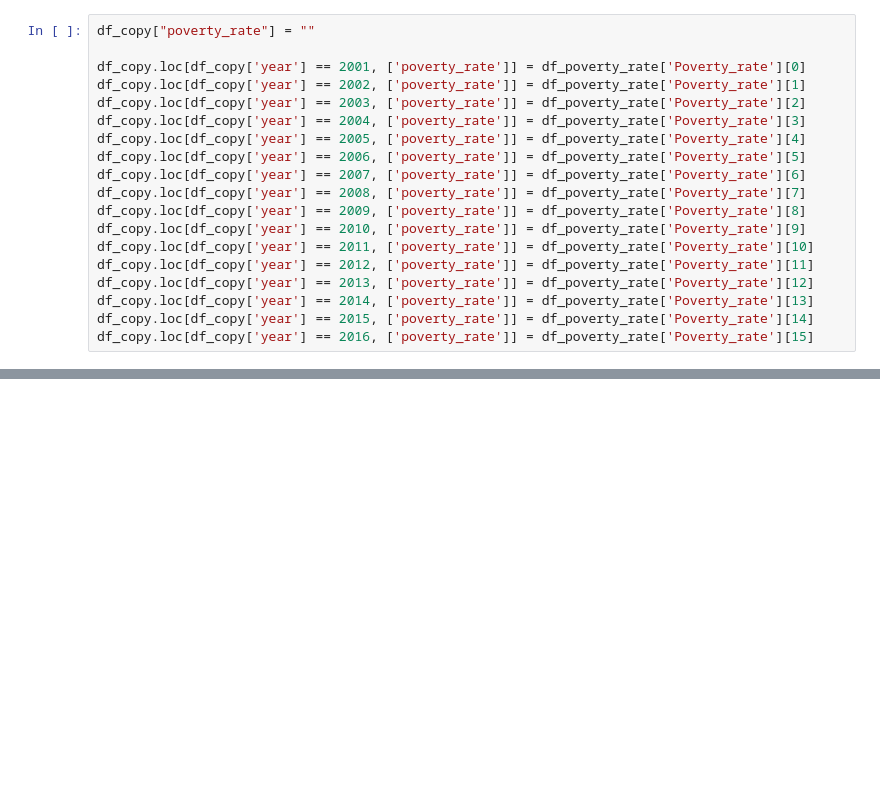
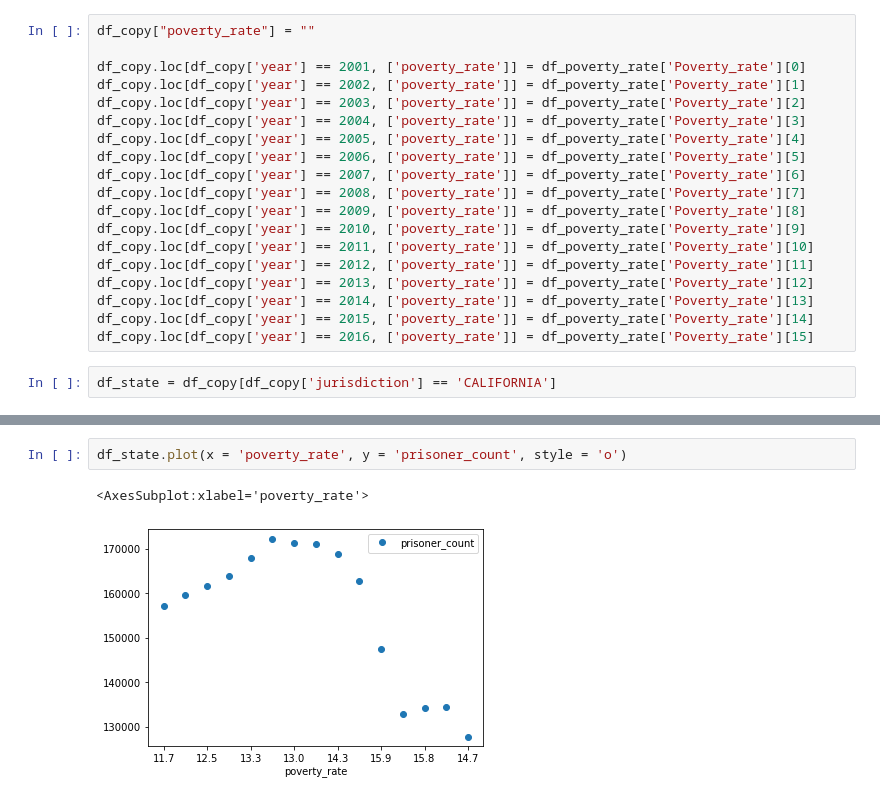
Before and after one commit to nahcn/ECS171-Project, a Jupyter notebook: data_management/CrimeAndIncarceration.ipynb, the cells around one changed output, grey strips where cells are left out. Saved outputs shown, nothing was run; the diff lists cells and outputs as text; blank space fills up the shorter version.

```diff
--- a/data_management/CrimeAndIncarceration.ipynb
+++ b/data_management/CrimeAndIncarceration.ipynb
@@ -470,3 +470,5 @@ df_copy.loc[df_copy['year'] == 2013, ['poverty_rate']] = df_poverty_rate['Povert
 df_copy.loc[df_copy['year'] == 2014, ['poverty_rate']] = df_poverty_rate['Poverty_rate'][13]
 df_copy.loc[df_copy['year'] == 2015, ['poverty_rate']] = df_poverty_rate['Poverty_rate'][14]
 df_copy.loc[df_copy['year'] == 2016, ['poverty_rate']] = df_poverty_rate['Poverty_rate'][15]
+# %%
+df_state = df_copy[df_copy['jurisdiction'] == 'CALIFORNIA']
@@ -473 +494,6 @@ df_copy.loc[df_copy['year'] == 2016, ['poverty_rate']] = df_poverty_rate['Povert
+# %%
+df_state.plot(x = 'poverty_rate', y = 'prisoner_count', style = 'o')
+# %% [output]
+<AxesSubplot:xlabel='poverty_rate'>
+[figure, added]
 # %%
```
Also changed, not shown: parts of 5 cells of this notebook.
